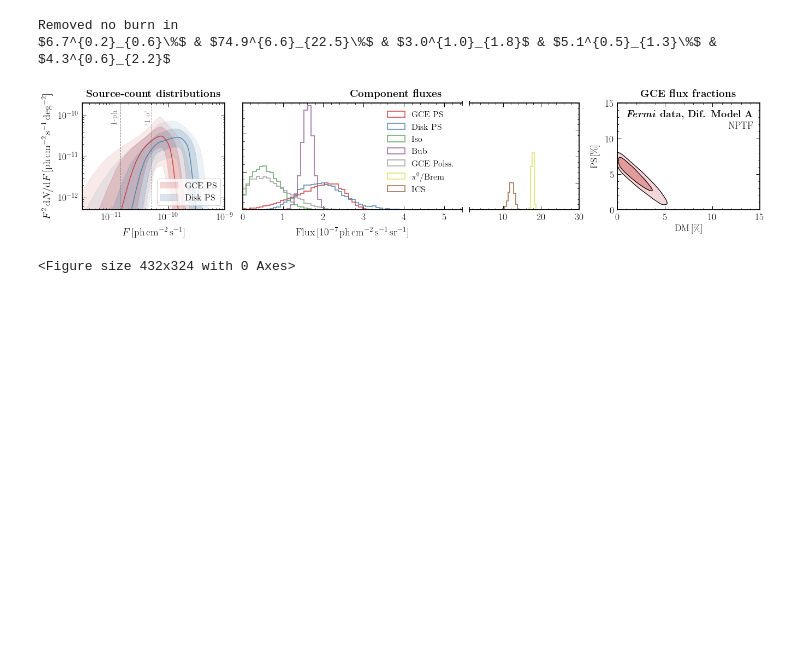
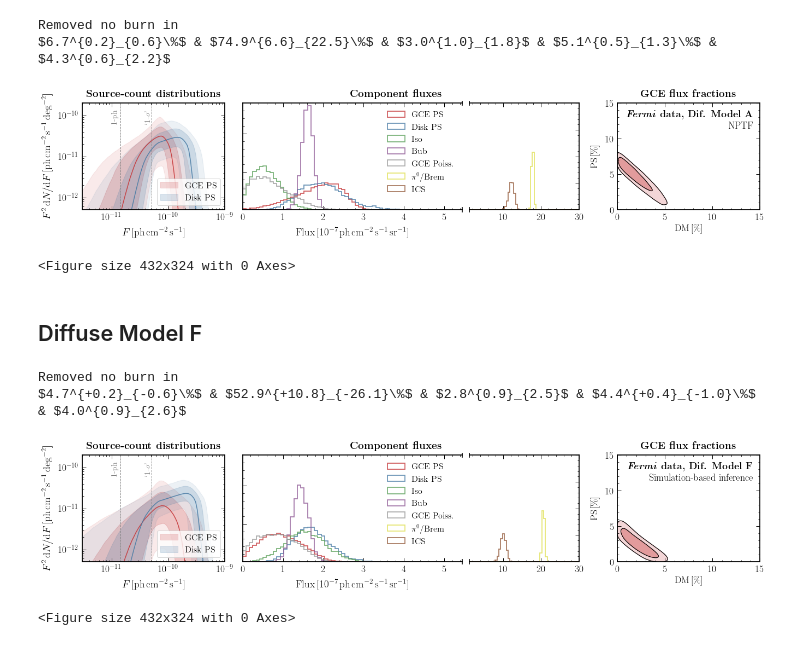
Before and after one commit to smsharma/fermi-gce-flows, a Jupyter notebook: notebooks/02_analysis_variations_full.ipynb, the cells around one changed output. Saved outputs shown, nothing was run; the diff lists cells and outputs as text; code cells hidden in the pictures; blank space fills up the shorter version.

```diff
--- a/notebooks/02_analysis_variations_full.ipynb
+++ b/notebooks/02_analysis_variations_full.ipynb
@@ -419,3 +419,52 @@ Removed no burn in
 $6.7^{0.2}_{0.6}\%$ & $74.9^{6.6}_{22.5}\%$ & $3.0^{1.0}_{1.8}$ & $5.1^{0.5}_{1.3}\%$ & $4.3^{0.6}_{2.2}$
 [figure]
 <Figure size 432x324 with 0 Axes>
+# %% [markdown]
+## Diffuse Model F
+# %%
+poiss_labels = [r"Iso", r"Bub", r"3FGL", r"$\pi^0$/Brem", r"ICS"]
+ps_labels = [r"GCE PS", r"Disk PS"]
+temps_poiss = hp.reorder([temp_iso, temp_bub, temp_psc, temp_mF_pibrem, temp_mF_ics], r2n=True)
+temps_ps = hp.reorder([temp_gce, temp_dsk], r2n=True)
+
+temps_poiss_sim = hp.reorder(([temp_gce, temp_iso, temp_bub, temp_psc, temp_mA_pibrem, temp_mA_ics]), r2n=True)
+temps_ps_sim = hp.reorder(([temp_gce, temp_dsk]), r2n=True)
+
+temps_dict = {'fermi_exp':fermi_exp,
+ 'temps_ps':temps_ps,
+ 'temps_ps_sim':temps_ps_sim,
+ 'ps_labels':ps_labels,
+ 'temps_poiss':temps_poiss,
+ 'temps_poiss_sim':temps_poiss_sim,
+ 'poiss_labels':poiss_labels}
+# %%
+from pytorch_lightning.loggers import TensorBoardLogger, MLFlowLogger
+import mlflow
+
+run_id = '85a12f50bad44fa49c6c33c092a7edb6'
+
+data_dir = '/scratch/sm8383/sbi-fermi/data/'
+model_uri = "runs:/{}/density_estimator".format(run_id)
+density_estimator = mlflow.pytorch.load_model('/Users/smsharma/PycharmProjects/sbi-fermi/data/logs/mlruns//2/' + run_id + '/artifacts/density_estimator')
+# %%
+coeff_ary = [0.]
+x_test = torch.Tensor(np.array([get_signal_injection(coeff, mask=hp_mask).detach().numpy() for coeff in coeff_ary]))
+
+data_map = x_test[:, 0, :-2]
+aux = x_test[:, :, -2:]
+# %%
+x_presimulated = torch.Tensor(data_map).unsqueeze(1)
+x_aux_presimulated = torch.Tensor(aux)
+
+posterior = inference_inst.build_posterior(prior, density_estimator)
+
+x_test = torch.cat([x_presimulated, x_aux_presimulated], axis=-1)
+
+make_plot(posterior=posterior, x_test=x_test, theta_test=None, roi_sim=roi_sim, roi_normalize=roi_normalize, roi_counts_normalize=roi_mask_norm, is_data=True, \
+          signal_injection=True, figsize=(24 / 1.3, 5 / 1.3), save_filename="../paper/plots/data_fid_sbi_modelF.pdf", n_samples=n_samples, temps_dict=temps_dict,\
+          sub1=r"\bf{\emph{Fermi} data, Dif. Model F}",sub2=r"Simulation-based inference")
+# %% [output]
+Removed no burn in
+$4.7^{+0.2}_{-0.6}\%$ & $52.9^{+10.8}_{-26.1}\%$ & $2.8^{0.9}_{2.5}$ & $4.4^{+0.4}_{-1.0}\%$ & $4.0^{0.9}_{2.6}$
+[figure, added]
+<Figure size 432x324 with 0 Axes>
```
Also changed, not shown: parts of 3 cells of this notebook, 13 other files.
